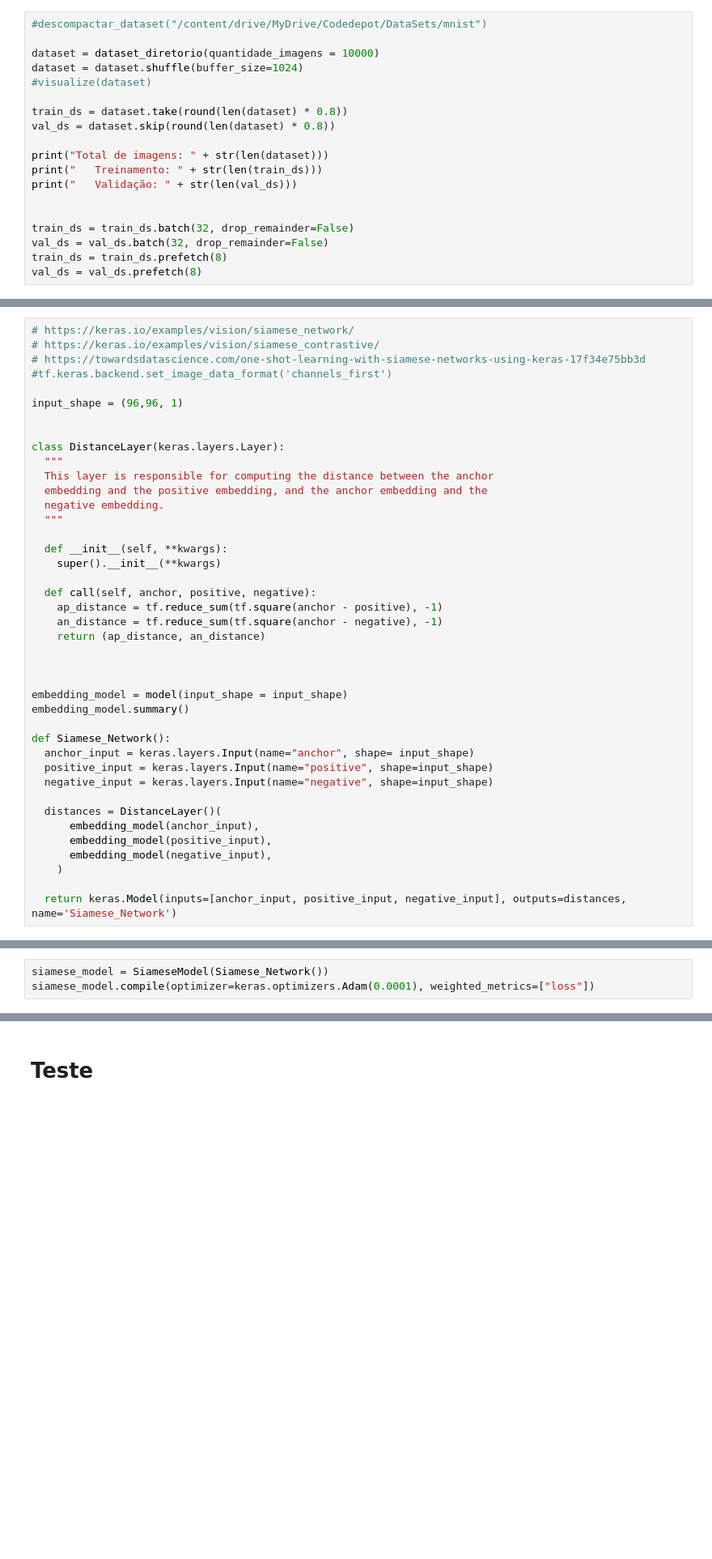
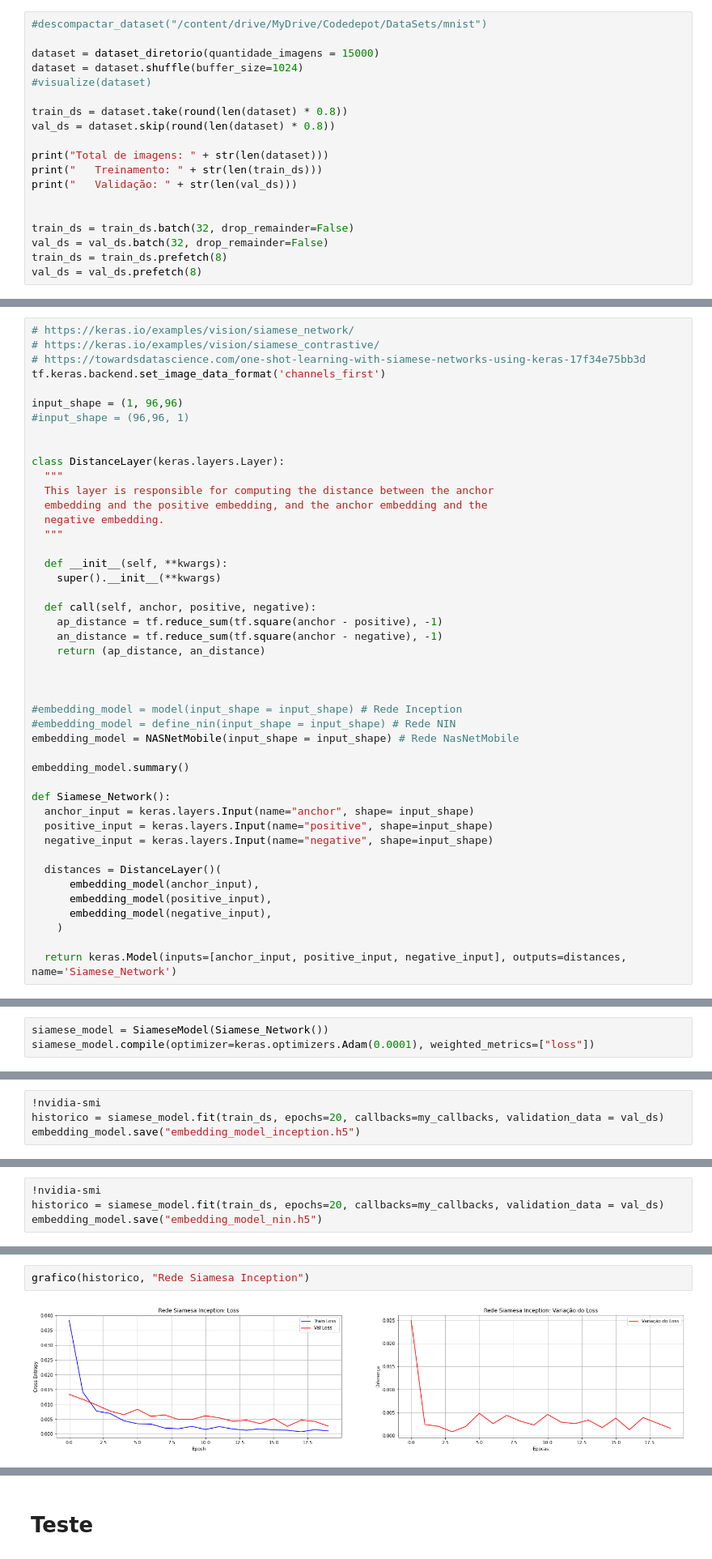
Before and after one commit to MarcosVeniciu/Rede-Neural-Siamesa, a Jupyter notebook: Rede_Siamesa.ipynb, the cells around one changed output, grey strips where cells are left out. Shown: that part at 81% size. Drawn from its saved outputs; the diff is of its cells as text; blank space fills up the shorter version.

```diff
--- a/Rede_Siamesa.ipynb
+++ b/Rede_Siamesa.ipynb
@@ -102,7 +102,7 @@ Mounted at /content/drive
 # %%
 #descompactar_dataset("/content/drive/MyDrive/Codedepot/DataSets/mnist")
 
-dataset = dataset_diretorio(quantidade_imagens = 10000)
+dataset = dataset_diretorio(quantidade_imagens = 15000)
 dataset = dataset.shuffle(buffer_size=1024)
 #visualize(dataset)
 
@@ -236,9 +879,10 @@ def model(input_shape, dropout = 0.5, alpha = 1, dropout_seed = 42):
 # https://keras.io/examples/vision/siamese_network/
 # https://keras.io/examples/vision/siamese_contrastive/
 # https://towardsdatascience.com/one-shot-learning-with-siamese-networks-using-keras-17f34e75bb3d
-#tf.keras.backend.set_image_data_format('channels_first')
+tf.keras.backend.set_image_data_format('channels_first')
 
-input_shape = (96,96, 1)
+input_shape = (1, 96,96)
+#input_shape = (96,96, 1)
 
 
 class DistanceLayer(keras.layers.Layer):
@@ -258,7 +902,10 @@ class DistanceLayer(keras.layers.Layer):
 
 
 
-embedding_model = model(input_shape = input_shape)
+#embedding_model = model(input_shape = input_shape) # Rede Inception
+#embedding_model = define_nin(input_shape = input_shape) # Rede NIN
+embedding_model = NASNetMobile(input_shape = input_shape) # Rede NasNetMobile
+
 embedding_model.summary()
 
 def Siamese_Network():
@@ -377,0 +1039,4 @@ KeyboardInterrupt: ignored
+# %%
+!nvidia-smi
+historico = siamese_model.fit(train_ds, epochs=20, callbacks=my_callbacks, validation_data = val_ds)
+embedding_model.save("embedding_model_inception.h5")
@@ -377,0 +1064,4 @@ KeyboardInterrupt: ignored
+# %%
+!nvidia-smi
+historico = siamese_model.fit(train_ds, epochs=20, callbacks=my_callbacks, validation_data = val_ds)
+embedding_model.save("embedding_model_nin.h5")
@@ -420,0 +1133,4 @@ grafico(historico, "Rede Siamesa")
+# %%
+grafico(historico, "Rede Siamesa Inception")
+# %% [output]
+[figure, added]
```
Also changed, not shown: parts of 26 cells of this notebook.
